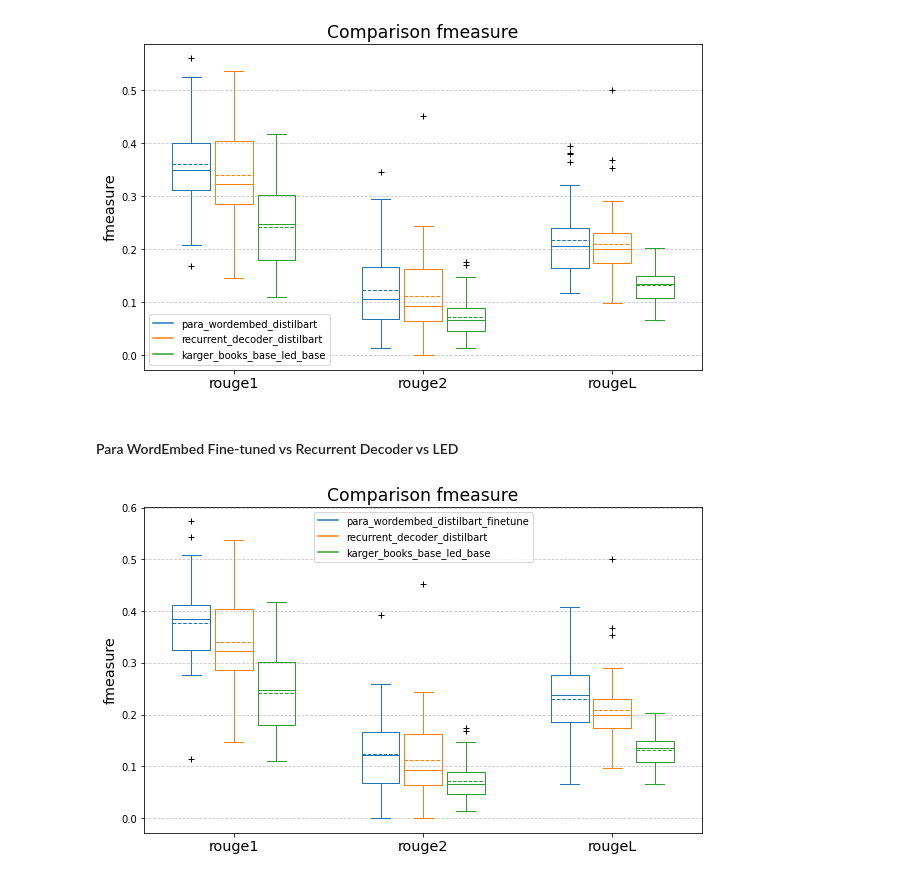
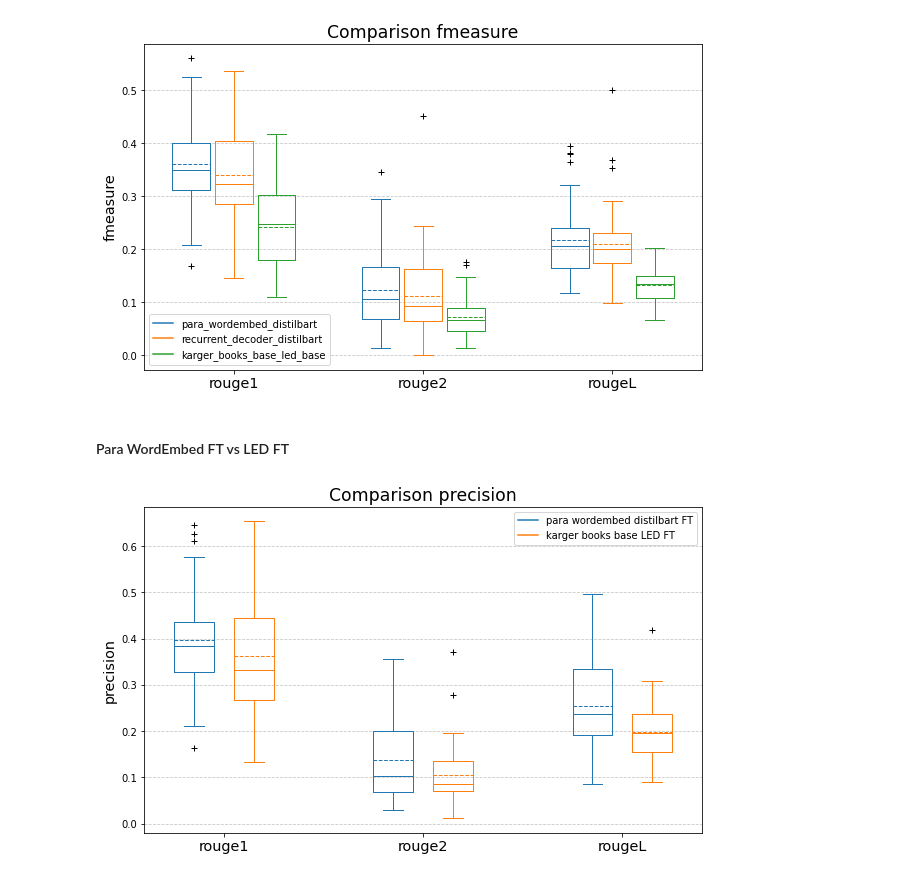
Before and after one commit to marcoabrate/transformers_magma_learning, a Jupyter notebook: summarization/compare_results.ipynb, the cells around one changed output. Saved outputs shown, nothing was run; the diff lists cells and outputs as text; code cells hidden in the pictures.

```diff
--- a/summarization/compare_results.ipynb
+++ b/summarization/compare_results.ipynb
@@ -132,22 +132,20 @@ plot_compare_rouge(
 # %% [output]
 [figure]
 # %% [markdown]
-#### Para WordEmbed Fine-tuned vs Recurrent Decoder vs LED
+#### Para WordEmbed FT vs LED FT
 # %%
 plot_compare_rouge(
     [magma_dir+'summarization/assign_bullets_para_wordembed/bart/?home?marco?epfl?magma?'+\
-        'fine-tuning?sshleifer?distilbart-cnn-12-6_karger_books_para_wordembed_train?.csv',
-    magma_dir+'summarization/recurrent_decoder_cc/bart/sshleifer?distilbart-cnn-12-6.csv',
-    magma_dir+'summarization/karger_books_base/led/allenai?led-base-16384.csv'],
+        'fine-tuning?sshleifer?distilbart-cnn-12-6_karger_books_para_wordembed_no_freeze_train?.csv',
+    magma_dir+'summarization/karger_books_base/led/'+\
+        '?home?marco?epfl?magma?fine-tuning?allenai?led-base-16384_karger_books_base?checkpoint-60?.csv'],
 
-    ['para_wordembed_distilbart_finetune',
-    'recurrent_decoder_distilbart',
-    'karger_books_base_led_base'],
+    ['para wordembed distilbart FT',
+    'karger books base LED FT'],
 
-    ['/home/marco/epfl/magma/fine-tuning/sshleifer?distilbart-cnn-12-6_karger_books_para_wordembed_train/',
-    'sshleifer/distilbart-cnn-12-6',
-    'allenai/led-base-16384'],
+    [magma_dir+'fine-tuning/sshleifer?distilbart-cnn-12-6_karger_books_para_wordembed_no_freeze_train/',
+    magma_dir+'fine-tuning/allenai?led-base-16384_karger_books_base/checkpoint-60/'],
 
-    'fmeasure')
+    'precision')
 # %% [output]
-[figure, old version]
+[figure, new version]
```
Also changed, not shown: parts of 1 cell of this notebook, 5 other files.
